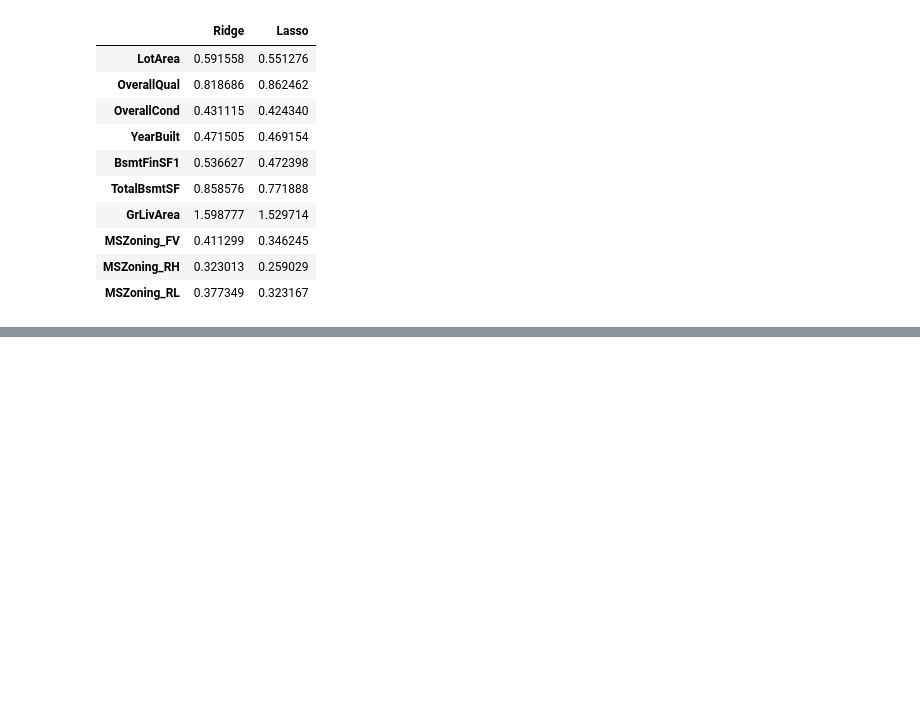
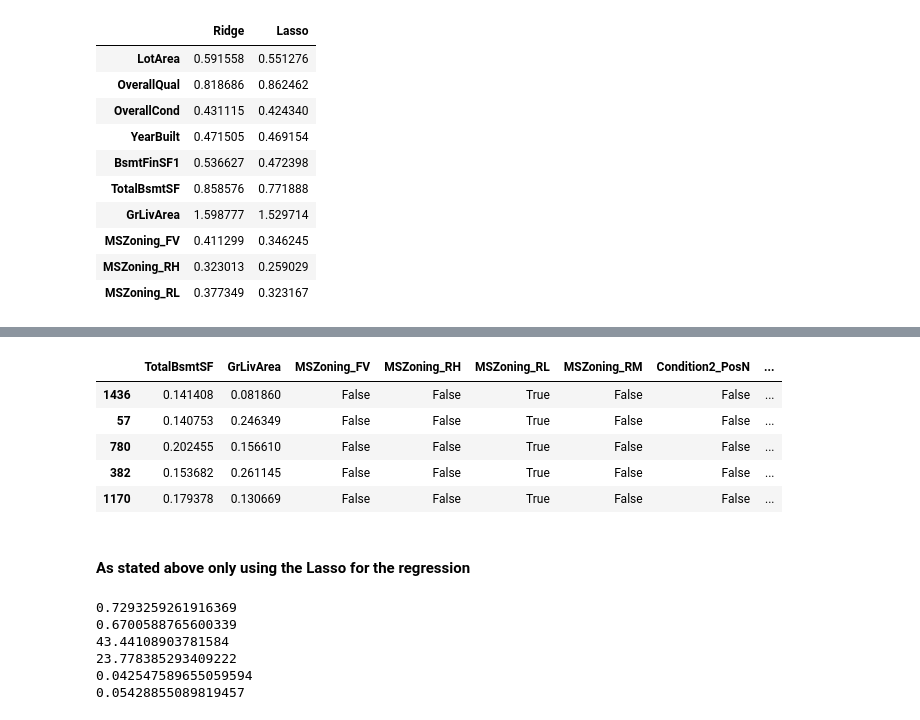
Before and after one commit to mahesh031/Advanced-Regression, a Jupyter notebook: surprise-housing.ipynb, the cells around one changed output, grey strips where cells are left out. Saved outputs shown, nothing was run; the diff lists cells and outputs as text; code cells hidden in the pictures; blank space fills up the shorter version.

```diff
--- a/surprise-housing.ipynb
+++ b/surprise-housing.ipynb
@@ -1065,0 +1238,51 @@ The r2_score of Lasso is slightly higher than Ridge for the test dataset so we w
+# %%
+X_test2.head()
+# %% [output]
+|  | TotalBsmtSF | GrLivArea | MSZoning_FV | MSZoning_RH | MSZoning_RL | MSZoning_RM | Condition2_PosN | ... |
+| 1436 | 0.141408 | 0.081860 | False | False | True | False | False | ... |
+| 57 | 0.140753 | 0.246349 | False | False | True | False | False | ... |
+| 780 | 0.202455 | 0.156610 | False | False | True | False | False | ... |
+| 382 | 0.153682 | 0.261145 | False | False | True | False | False | ... |
+| 1170 | 0.179378 | 0.130669 | False | False | True | False | False | ... |
+# %% [markdown]
+#### As stated above only using the Lasso for the regression
+# %%
+alpha = 0.0002
+lasso21 = Lasso(alpha=alpha)
+lasso21.fit(X_train2, y_train)
+
+# Lets calculate some metrics such as R2 score, RSS and RMSE
+y_pred_train = lasso21.predict(X_train2)
+y_pred_test = lasso21.predict(X_test2)
+
+metric6 = []
+r2_train_lr = r2_score(y_train, y_pred_train)
+print(r2_train_lr)
+metric6.append(r2_train_lr)
+
+r2_test_lr = r2_score(y_test, y_pred_test)
+print(r2_test_lr)
+metric6.append(r2_test_lr)
+
+rss1_lr = np.sum(np.square(y_train - y_pred_train))
+print(rss1_lr)
+metric6.append(rss1_lr)
+
+rss2_lr = np.sum(np.square(y_test - y_pred_test))
+print(rss2_lr)
+metric6.append(rss2_lr)
+
+mse_train_lr = mean_squared_error(y_train, y_pred_train)
+print(mse_train_lr)
+metric6.append(mse_train_lr**0.5)
+
+mse_test_lr = mean_squared_error(y_test, y_pred_test)
+print(mse_test_lr)
+metric6.append(mse_test_lr**0.5)
+# %% [output]
+0.7293259261916369
+0.6700588765600339
+43.44108903781584
+23.778385293409222
+0.042547589655059594
+0.05428855089819457
```
Also changed, not shown: parts of 21 cells of this notebook.
